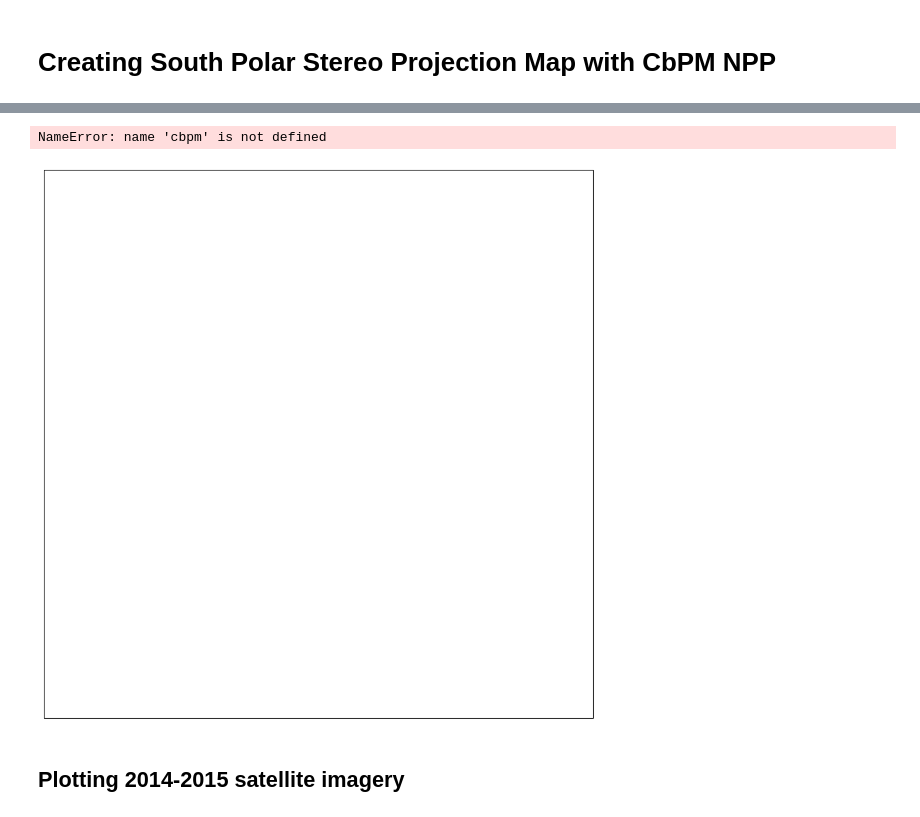
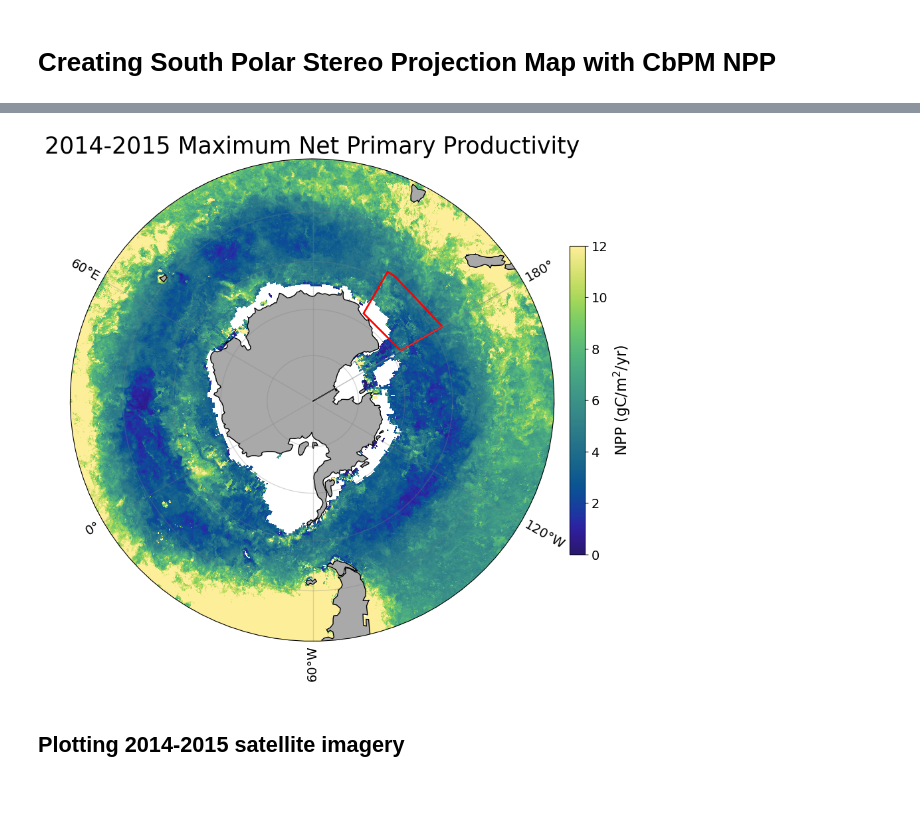
Before and after one commit to Lilah-Asalie/IBIS_Project, a Jupyter notebook: Antarctic_maps.ipynb, the cells around one changed output, grey strips where cells are left out. Saved outputs shown, nothing was run; the diff lists cells and outputs as text; code cells hidden in the pictures.

Commit message:
updated NPP plot

```diff
--- a/Antarctic_maps.ipynb
+++ b/Antarctic_maps.ipynb
@@ -22,8 +22,8 @@ import gsw
 # %% [markdown]
 # Creating South Polar Stereo Projection Map with CbPM NPP
 # %%
-# cbpm = xr.open_dataset('/Users/steviewalker/Documents/Bloom_Raiders/Data/satellite_data/MODIS.L3m_8D_cbpm2_1080x2160_subset_entire_SO.nc')['npp'].max(dim = 'time')/100#convert to gC / m2/ yr
+cbpm = xr.open_dataset('/Users/steviewalker/Documents/Bloom_Raiders/Data/satellite_data/MODIS.L3m_8D_cbpm2_1080x2160_subset_entire_SO.nc')['npp'].max(dim = 'time')/100#convert to gC / m2/ yr
+cbpm
+# cbpm = xr.open_dataset('/Users/lilah/Documents/IBIS_Project/Data/satellite_data/MODIS.L3m_8D_cbpm2_1080x2160_subset_entire_SO.nc')['npp'].max(dim = 'time')/100#convert to gC / m2/ yr
 # cbpm
-cbpm = xr.open_dataset('/Users/lilah/Documents/IBIS_Project/Data/satellite_data/MODIS.L3m_8D_cbpm2_1080x2160_subset_entire_SO.nc')['npp'].max(dim = 'time')/100#convert to gC / m2/ yr
-cbpm
 # %% [output]
@@ -36,7 +52,7 @@ vmin = 0
 vmax = 12
 cmap = cmocean.cm.haline
 colorbar_label = r'NPP (gC/m$^2$/yr)'
-fig = plt.figure(figsize=(12,12))
+fig = plt.figure(figsize=(10,10))
 
 crs0 = ccrs.PlateCarree()
 crs = ccrs.SouthPolarStereo(central_longitude=120)
@@ -50,38 +66,37 @@ ax.set_extent([-180, 180, -90, -40], crs=ccrs.PlateCarree())
 plot = cbpm.plot(cmap=cmap, transform=crs0,
                       x='lon', y='lat', vmin=vmin, vmax=vmax, add_colorbar=False)
 
 coast_50m = cfeature.NaturalEarthFeature('physical', 'land', '110m', edgecolor='k', facecolor='darkgray')
 ax.add_feature(coast_50m)
 ax.set_boundary(map_circle, transform=ax.transAxes)
 
-cbar = fig.colorbar(plot, fraction=0.02, pad=0.02)
+cbar = fig.colorbar(plot, fraction=0.03, pad=0.03)
 cbar.ax.tick_params(labelsize=tick_size)
 cbar.set_label(colorbar_label, size=axis_size)
 
 gl = ax.gridlines(crs=crs0, draw_labels=True, x_inline=False, y_inline=False,
                   linewidth=1, color='grey', alpha=0.3, linestyle='-')
 gl.xlabel_style = {'size': tick_size, 'color': 'k'}
 gl.ylabel_style = {'size': tick_size, 'color': 'k'}
 gl.top_labels = False
 
 #study region box
 lon_lim=[150,180]
 lat_lim=[-68,-58]
 rect = mpatches.Rectangle(
     (lon_lim[0], lat_lim[0]),
     lon_lim[1] - lon_lim[0],
     lat_lim[1] - lat_lim[0],
     transform=ccrs.PlateCarree(),
     facecolor='none', edgecolor='red', linewidth=2, linestyle='-'
 )
 ax.add_patch(rect)
 
-ax.set_title('2014-2015 Maximum Net Primary Productivity', size=title_size, weight='bold', transparent=True)
+ax.set_title('2014-2015 Maximum Net Primary Productivity', size=title_size)
 
-# fig.savefig(f'/Users/lilah/Documents/IBIS_Project/Figures/antartic_map_2014-15.png', bbox_inches='tight')
+fig.savefig(f'/Users/steviewalker/Documents/IBIS_Project/Figures/Antartic_NPP_map_2014-15.png', bbox_inches='tight')
 # %% [output]
-NameError: name 'cbpm' is not defined
-[figure, old version]
+[figure, new version]
 # %% [markdown]
 ## Plotting 2014-2015 satellite imagery
 # %%
```
Also changed, not shown: parts of 3 cells of this notebook, 2 other files.
